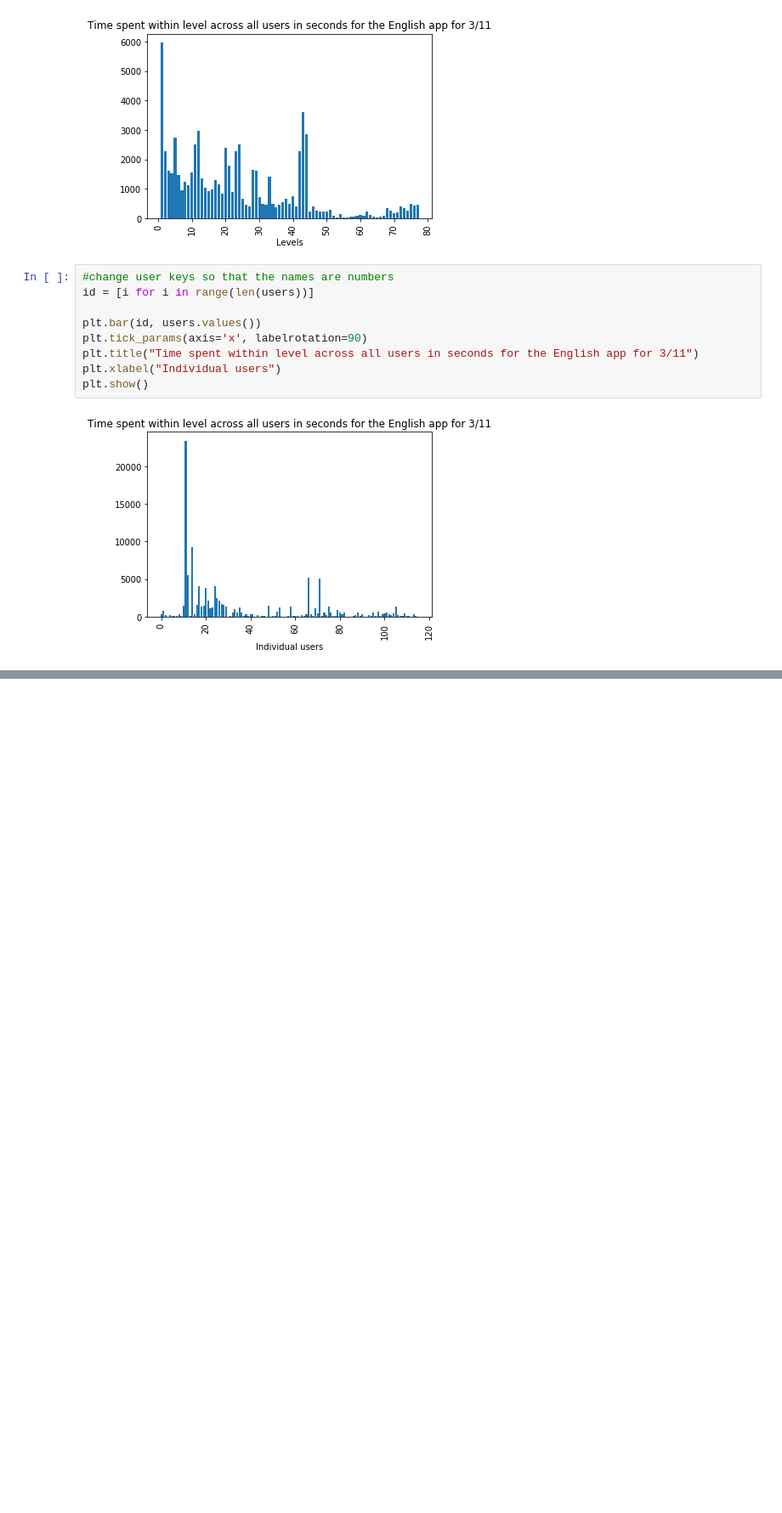
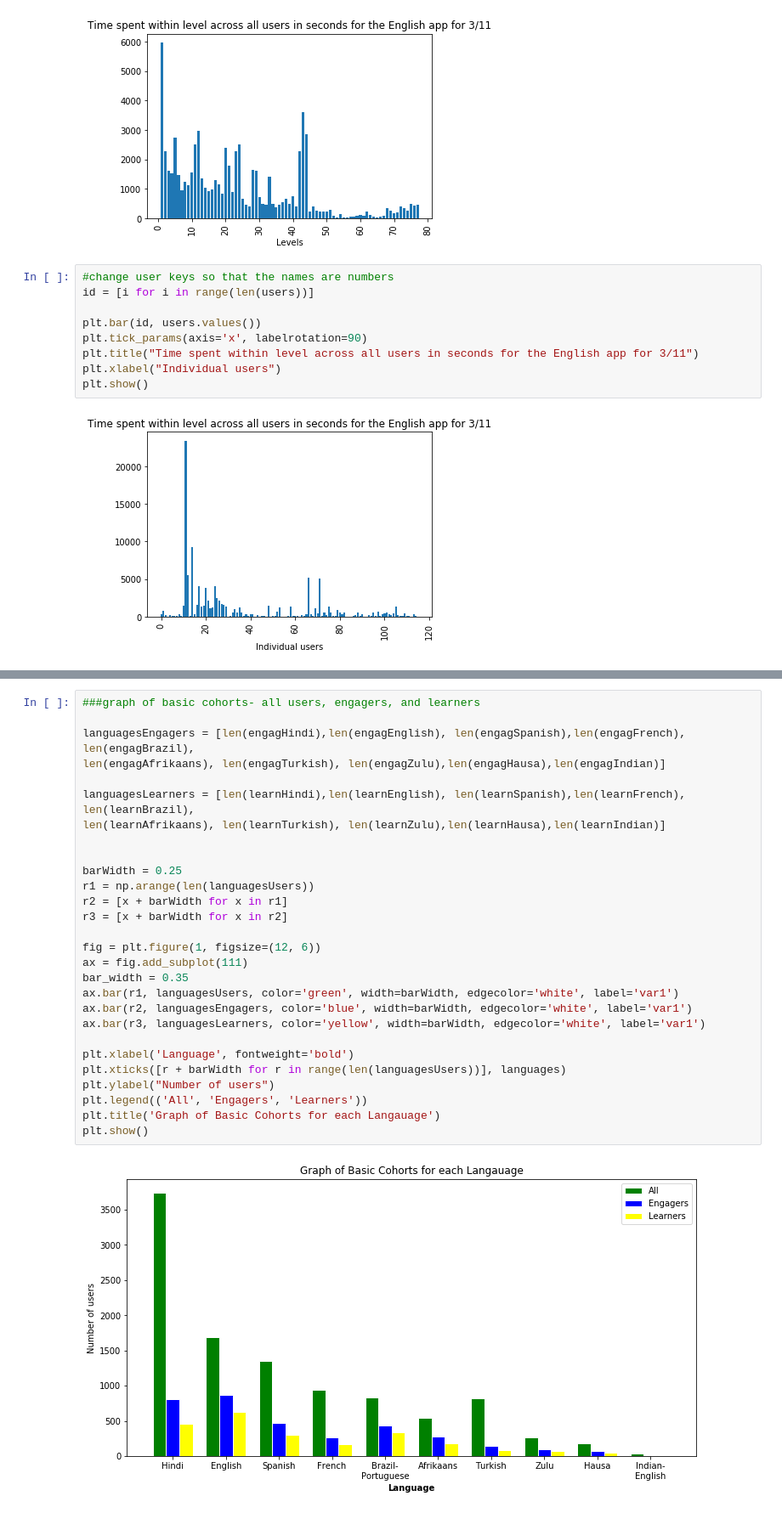
Before and after one commit to curiouslearning/Curious-Learning-Spring-2019, a Jupyter notebook: March_Data_Engagement_Analysis.ipynb, the cells around one changed output, grey strips where cells are left out. Shown: that part at 85% size. Drawn from its saved outputs; the diff is of its cells as text; blank space fills up the shorter version.

```diff
--- a/March_Data_Engagement_Analysis.ipynb
+++ b/March_Data_Engagement_Analysis.ipynb
@@ -1213,0 +742,30 @@ plt.show()
+# %%
+###graph of basic cohorts- all users, engagers, and learners
+
+languagesEngagers = [len(engagHindi),len(engagEnglish), len(engagSpanish),len(engagFrench), len(engagBrazil),
+len(engagAfrikaans), len(engagTurkish), len(engagZulu),len(engagHausa),len(engagIndian)]
+
+languagesLearners = [len(learnHindi),len(learnEnglish), len(learnSpanish),len(learnFrench), len(learnBrazil),
+len(learnAfrikaans), len(learnTurkish), len(learnZulu),len(learnHausa),len(learnIndian)]
+
+
+barWidth = 0.25
+r1 = np.arange(len(languagesUsers))
+r2 = [x + barWidth for x in r1]
+r3 = [x + barWidth for x in r2]
+
+fig = plt.figure(1, figsize=(12, 6))
+ax = fig.add_subplot(111)
+bar_width = 0.35
+ax.bar(r1, languagesUsers, color='green', width=barWidth, edgecolor='white', label='var1')
+ax.bar(r2, languagesEngagers, color='blue', width=barWidth, edgecolor='white', label='var1')
+ax.bar(r3, languagesLearners, color='yellow', width=barWidth, edgecolor='white', label='var1')
+
+plt.xlabel('Language', fontweight='bold')
+plt.xticks([r + barWidth for r in range(len(languagesUsers))], languages)
+plt.ylabel("Number of users")
+plt.legend(('All', 'Engagers', 'Learners'))
+plt.title('Graph of Basic Cohorts for each Langauage')
+plt.show()
+# %% [output]
+[figure, added]
```
Also changed, not shown: parts of 54 cells of this notebook.
